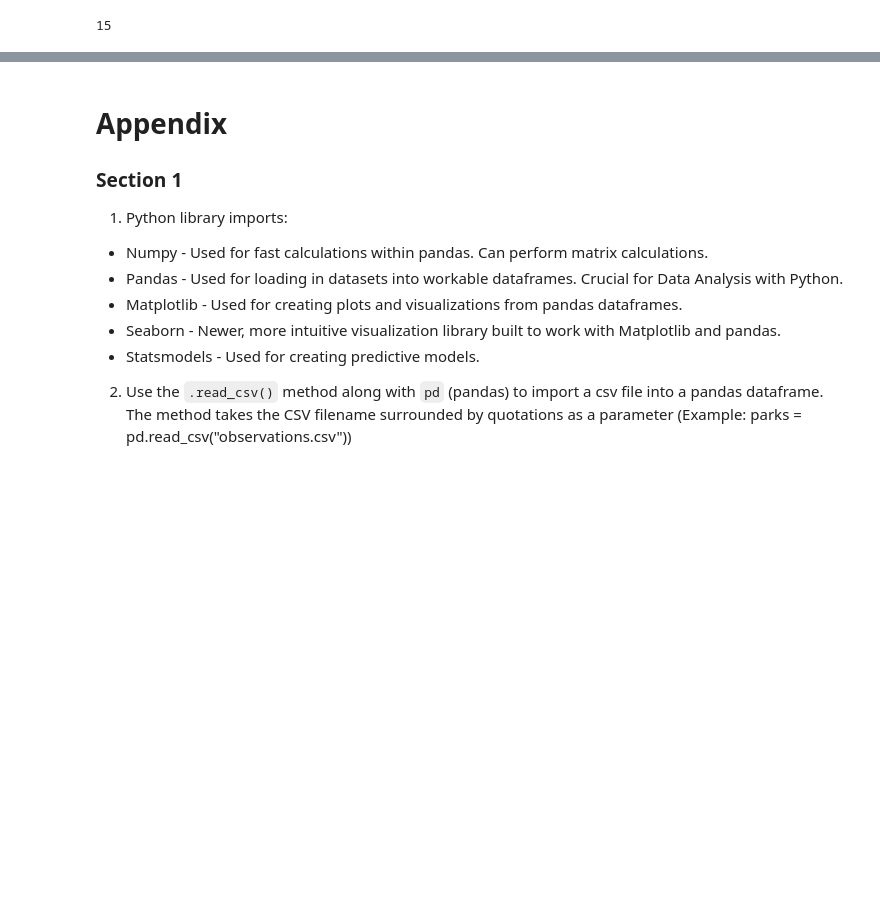
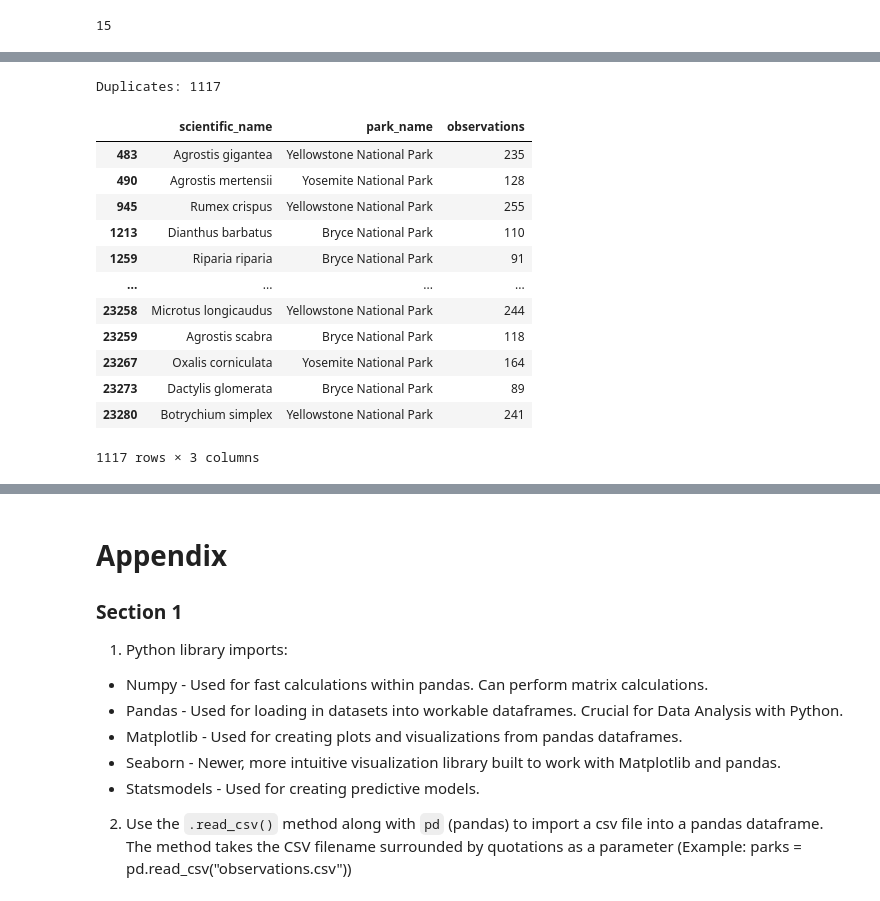
Before and after one commit to bsandma1/Biodiversity_Analysis, a Jupyter notebook: Biodiversity_Analysis.ipynb, the cells around one changed output, grey strips where cells are left out. Cells and saved outputs as stored; diff of their text form; code cells hidden in the pictures; blank space fills up the shorter version.

```diff
--- a/Biodiversity_Analysis.ipynb
+++ b/Biodiversity_Analysis.ipynb
@@ -325,0 +321,6 @@ parks.duplicated().sum()
+# %%
+# 19
+
+print(f'Before dropping duplicates: {len(parks)}')
+parks.drop_duplicates(inplace=True)
+print(f'After dropping duplicates: {len(parks)}')
@@ -325,0 +333,25 @@ parks.duplicated().sum()
+# %%
+# 20
+
+dup = parks[['scientific_name', 'park_name']].duplicated().sum()
+print(f'Duplicates: {dup}')
+# %% [output]
+Duplicates: 1117
+# %%
+# 21
+
+parks[parks[['scientific_name', 'park_name']].duplicated()]
+# %% [output]
+|  | scientific_name | park_name | observations |
+| 483 | Agrostis gigantea | Yellowstone National Park | 235 |
+| 490 | Agrostis mertensii | Yosemite National Park | 128 |
+| 945 | Rumex crispus | Yellowstone National Park | 255 |
+| 1213 | Dianthus barbatus | Bryce National Park | 110 |
+| 1259 | Riparia riparia | Bryce National Park | 91 |
+| ... | ... | ... | ... |
+| 23258 | Microtus longicaudus | Yellowstone National Park | 244 |
+| 23259 | Agrostis scabra | Bryce National Park | 118 |
+| 23267 | Oxalis corniculata | Yosemite National Park | 164 |
+| 23273 | Dactylis glomerata | Bryce National Park | 89 |
+| 23280 | Botrychium simplex | Yellowstone National Park | 241 |
+1117 rows × 3 columns
```
Also changed, not shown: parts of 23 cells of this notebook.
